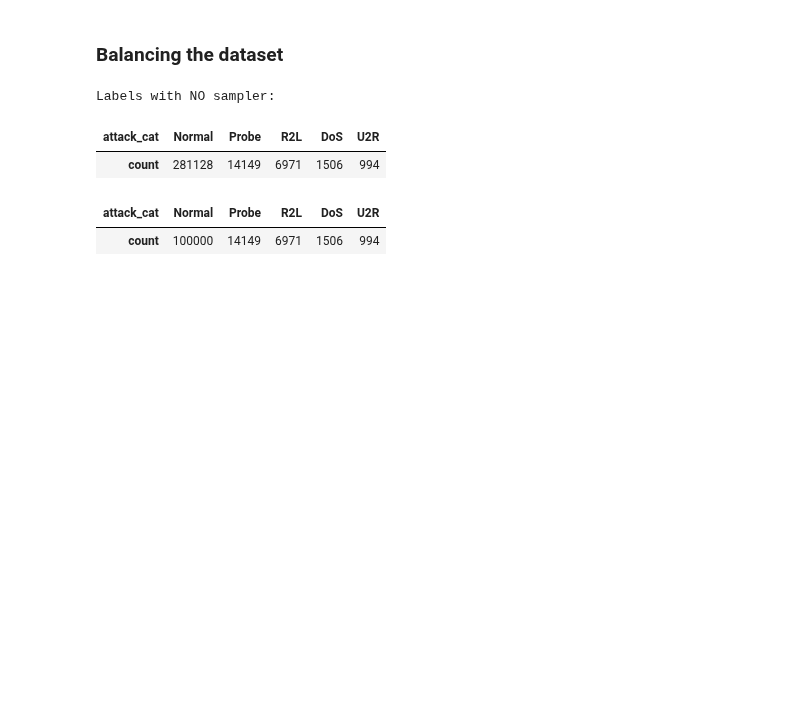
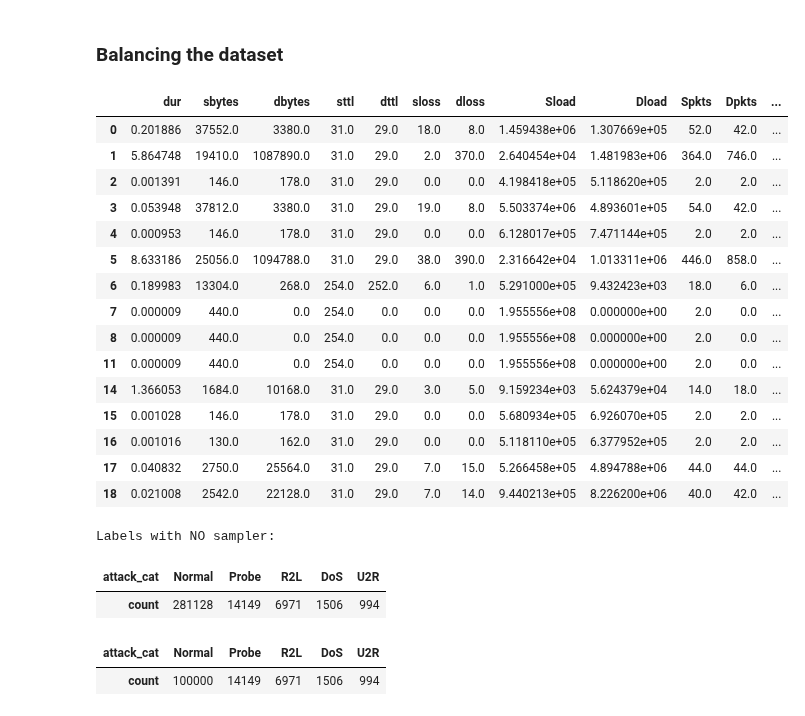
Before and after one commit to Mugna46/AI_project, a Jupyter notebook: AI.ipynb, the cells around one changed output. Cells and saved outputs as stored; diff of their text form; code cells hidden in the pictures; blank space fills up the shorter version.

```diff
--- a/AI.ipynb
+++ b/AI.ipynb
@@ -780,6 +781,27 @@ print(dummy_variables)
 # %%
 from imblearn.over_sampling import SMOTE
 from imblearn.under_sampling import RandomUnderSampler
+# %%
+train_x = train_x.astype('float64')
+
+train_x.head(15)
+# %% [output]
+|  | dur | sbytes | dbytes | sttl | dttl | sloss | dloss | Sload | Dload | Spkts | Dpkts | ... |
+| 0 | 0.201886 | 37552.0 | 3380.0 | 31.0 | 29.0 | 18.0 | 8.0 | 1.459438e+06 | 1.307669e+05 | 52.0 | 42.0 | ... |
+| 1 | 5.864748 | 19410.0 | 1087890.0 | 31.0 | 29.0 | 2.0 | 370.0 | 2.640454e+04 | 1.481983e+06 | 364.0 | 746.0 | ... |
+| 2 | 0.001391 | 146.0 | 178.0 | 31.0 | 29.0 | 0.0 | 0.0 | 4.198418e+05 | 5.118620e+05 | 2.0 | 2.0 | ... |
+| 3 | 0.053948 | 37812.0 | 3380.0 | 31.0 | 29.0 | 19.0 | 8.0 | 5.503374e+06 | 4.893601e+05 | 54.0 | 42.0 | ... |
+| 4 | 0.000953 | 146.0 | 178.0 | 31.0 | 29.0 | 0.0 | 0.0 | 6.128017e+05 | 7.471144e+05 | 2.0 | 2.0 | ... |
+| 5 | 8.633186 | 25056.0 | 1094788.0 | 31.0 | 29.0 | 38.0 | 390.0 | 2.316642e+04 | 1.013311e+06 | 446.0 | 858.0 | ... |
+| 6 | 0.189983 | 13304.0 | 268.0 | 254.0 | 252.0 | 6.0 | 1.0 | 5.291000e+05 | 9.432423e+03 | 18.0 | 6.0 | ... |
+| 7 | 0.000009 | 440.0 | 0.0 | 254.0 | 0.0 | 0.0 | 0.0 | 1.955556e+08 | 0.000000e+00 | 2.0 | 0.0 | ... |
+| 8 | 0.000009 | 440.0 | 0.0 | 254.0 | 0.0 | 0.0 | 0.0 | 1.955556e+08 | 0.000000e+00 | 2.0 | 0.0 | ... |
+| 11 | 0.000009 | 440.0 | 0.0 | 254.0 | 0.0 | 0.0 | 0.0 | 1.955556e+08 | 0.000000e+00 | 2.0 | 0.0 | ... |
+| 14 | 1.366053 | 1684.0 | 10168.0 | 31.0 | 29.0 | 3.0 | 5.0 | 9.159234e+03 | 5.624379e+04 | 14.0 | 18.0 | ... |
+| 15 | 0.001028 | 146.0 | 178.0 | 31.0 | 29.0 | 0.0 | 0.0 | 5.680934e+05 | 6.926070e+05 | 2.0 | 2.0 | ... |
+| 16 | 0.001016 | 130.0 | 162.0 | 31.0 | 29.0 | 0.0 | 0.0 | 5.118110e+05 | 6.377952e+05 | 2.0 | 2.0 | ... |
+| 17 | 0.040832 | 2750.0 | 25564.0 | 31.0 | 29.0 | 7.0 | 15.0 | 5.266458e+05 | 4.894788e+06 | 44.0 | 44.0 | ... |
+| 18 | 0.021008 | 2542.0 | 22128.0 | 31.0 | 29.0 | 7.0 | 14.0 | 9.440213e+05 | 8.226200e+06 | 40.0 | 42.0 | ... |
 # %%
 train_x = train_x.astype('float64')
 
```
Also changed, not shown: parts of 27 cells of this notebook.
